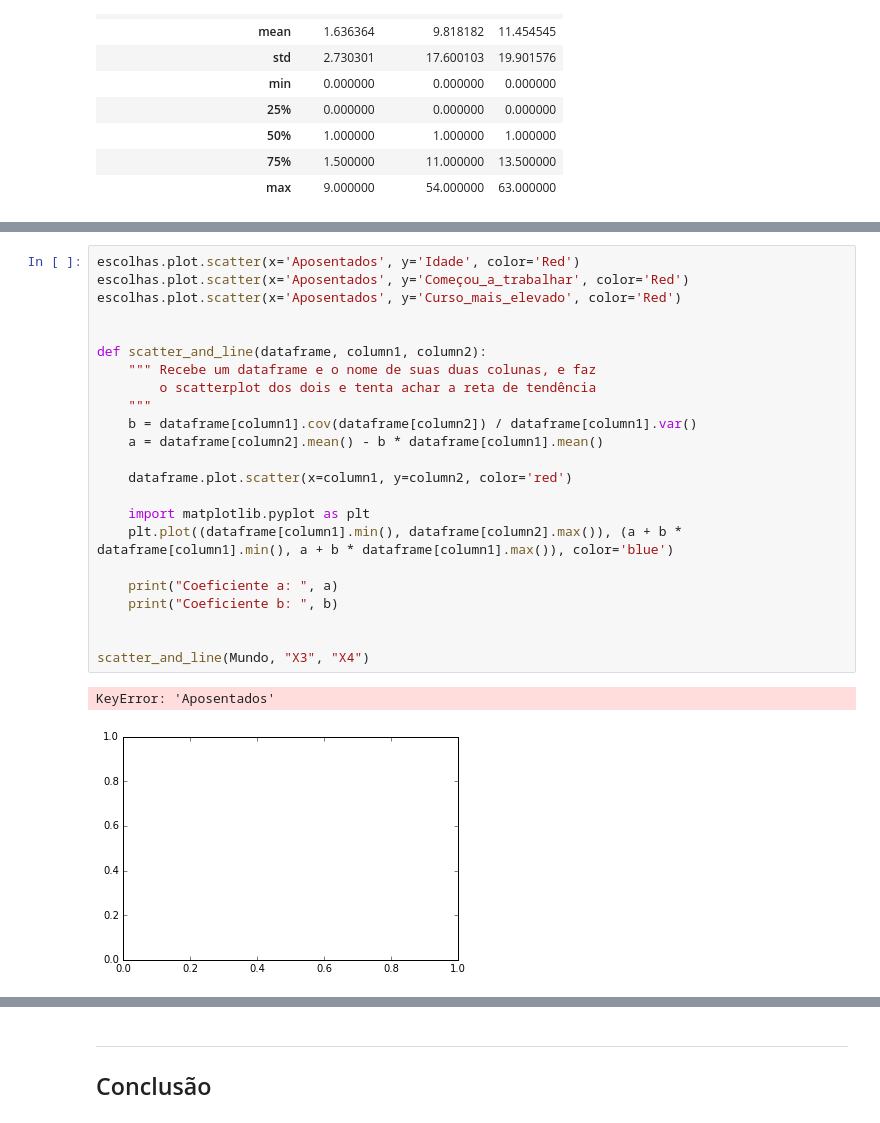
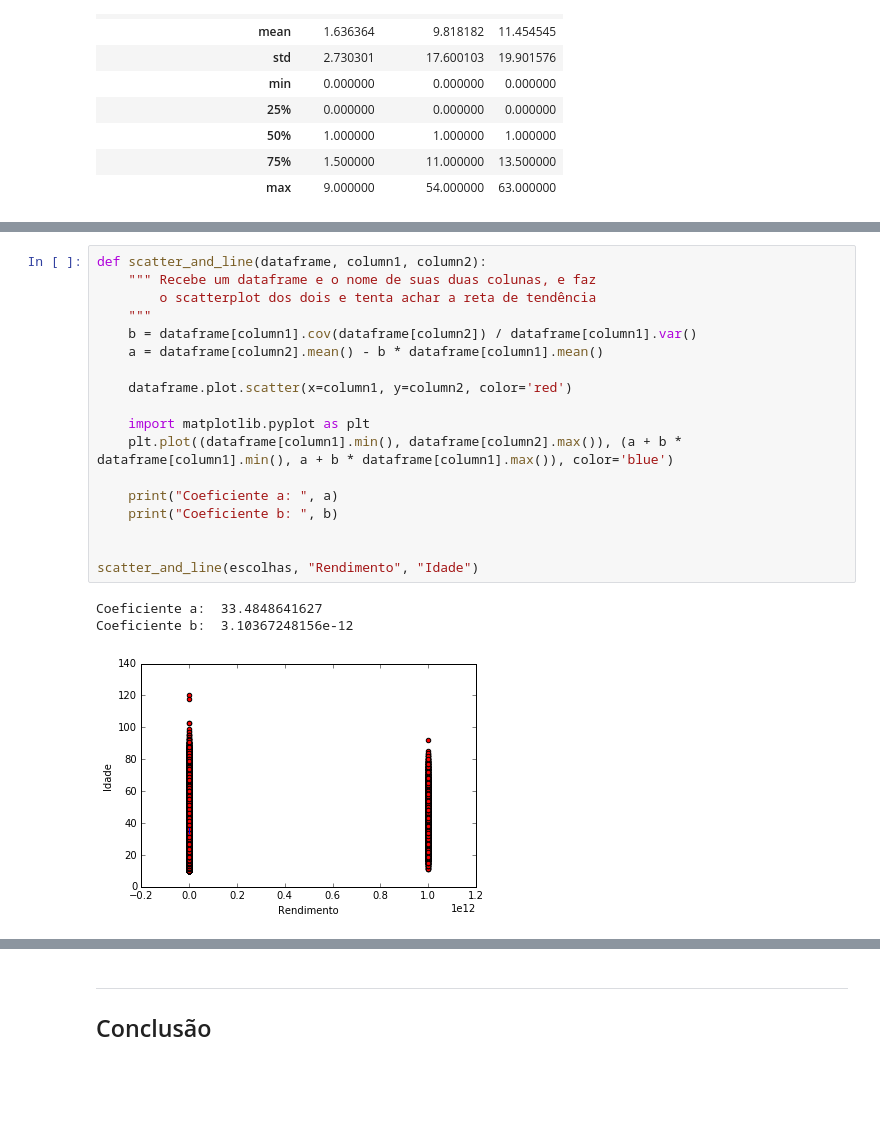
Before and after one commit to brunodratcu/CD, a Jupyter notebook: Projeto1/Projeto1 Layout.ipynb, the cells around one changed output, grey strips where cells are left out. Drawn from its saved outputs; the diff is of its cells as text; blank space fills up the shorter version.

```diff
--- a/Projeto1/Projeto1 Layout.ipynb
+++ b/Projeto1/Projeto1 Layout.ipynb
@@ -541,26 +529,22 @@ renda_adultos.describe()
 # %%
-escolhas.plot.scatter(x='Aposentados', y='Idade', color='Red')
-escolhas.plot.scatter(x='Aposentados', y='Começou_a_trabalhar', color='Red')
-escolhas.plot.scatter(x='Aposentados', y='Curso_mais_elevado', color='Red')
-
-
 def scatter_and_line(dataframe, column1, column2):
     """ Recebe um dataframe e o nome de suas duas colunas, e faz
         o scatterplot dos dois e tenta achar a reta de tendência
     """
     b = dataframe[column1].cov(dataframe[column2]) / dataframe[column1].var()
     a = dataframe[column2].mean() - b * dataframe[column1].mean()
 
     dataframe.plot.scatter(x=column1, y=column2, color='red')
 
     import matplotlib.pyplot as plt
     plt.plot((dataframe[column1].min(), dataframe[column2].max()), (a + b * dataframe[column1].min(), a + b * dataframe[column1].max()), color='blue')
 
     print("Coeficiente a: ", a)
     print("Coeficiente b: ", b)
 
 
-scatter_and_line(Mundo, "X3", "X4")
+scatter_and_line(escolhas, "Rendimento", "Idade")
 # %% [output]
-KeyError: 'Aposentados'
+Coeficiente a:  33.4848641627
+Coeficiente b:  3.10367248156e-12
-[figure, old version]
+[figure, new version]
```
Also changed, not shown: parts of 9 cells of this notebook.
